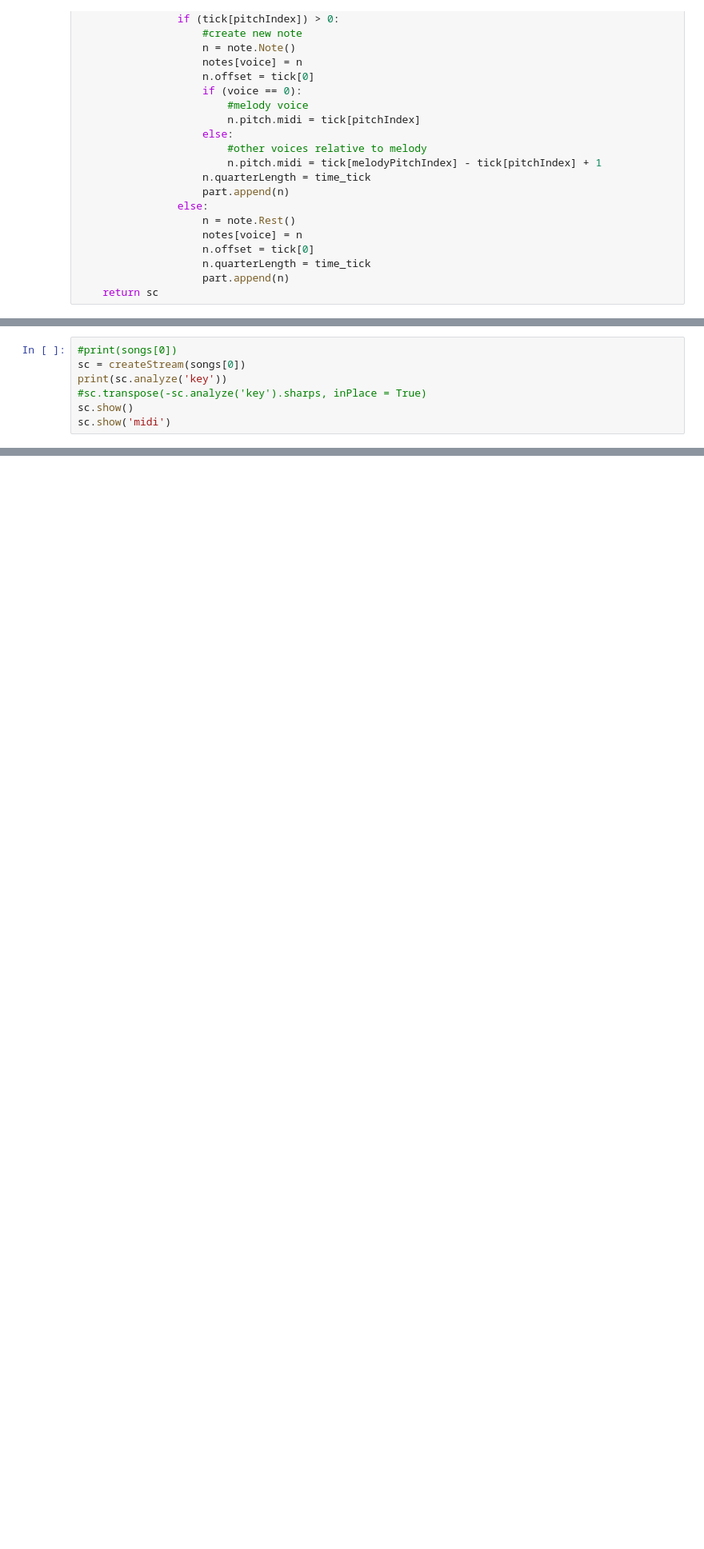
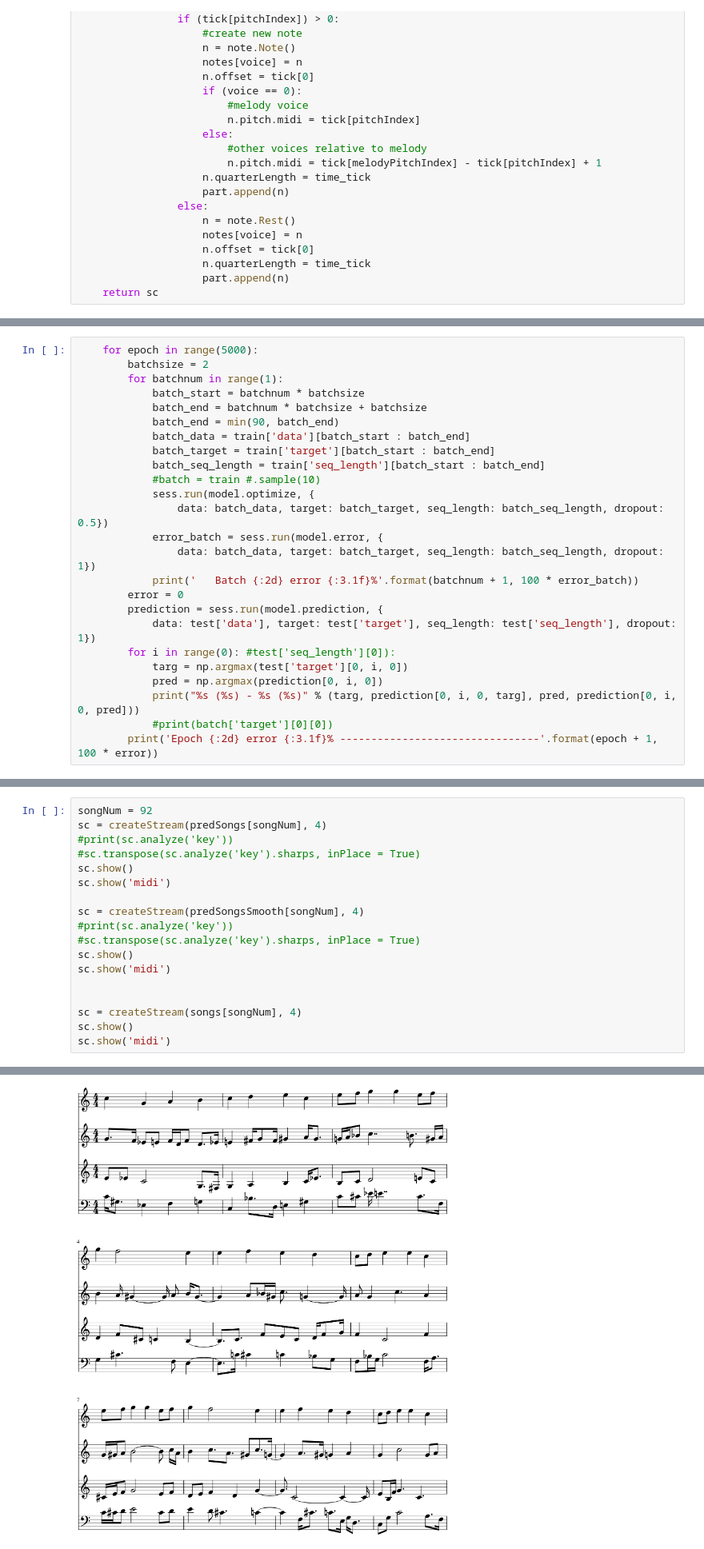
Before and after one commit to asoehlke/neuronal-music-accompanist-bach, a Jupyter notebook: MusicAccompanistLearning.ipynb, the cells around one changed output, grey strips where cells are left out. Shown at 80% size. Saved outputs shown, nothing was run; the diff lists cells and outputs as text; blank space fills up the shorter version.

```diff
--- a/MusicAccompanistLearning.ipynb
+++ b/MusicAccompanistLearning.ipynb
@@ -157,0 +411,25 @@ def createStream(music, numVoices=4):
+# %%
+    for epoch in range(5000):
+        batchsize = 2
+        for batchnum in range(1):
+            batch_start = batchnum * batchsize
+            batch_end = batchnum * batchsize + batchsize
+            batch_end = min(90, batch_end)
+            batch_data = train['data'][batch_start : batch_end]
+            batch_target = train['target'][batch_start : batch_end]
+            batch_seq_length = train['seq_length'][batch_start : batch_end]
+            #batch = train #.sample(10)
+            sess.run(model.optimize, {
+                data: batch_data, target: batch_target, seq_length: batch_seq_length, dropout: 0.5})
+            error_batch = sess.run(model.error, {
+                data: batch_data, target: batch_target, seq_length: batch_seq_length, dropout: 1})
+            print('   Batch {:2d} error {:3.1f}%'.format(batchnum + 1, 100 * error_batch))
+        error = 0
+        prediction = sess.run(model.prediction, {
+            data: test['data'], target: test['target'], seq_length: test['seq_length'], dropout: 1})
+        for i in range(0): #test['seq_length'][0]):
+            targ = np.argmax(test['target'][0, i, 0])
+            pred = np.argmax(prediction[0, i, 0])
+            print("%s (%s) - %s (%s)" % (targ, prediction[0, i, 0, targ], pred, prediction[0, i, 0, pred]))
+            #print(batch['target'][0][0])
+        print('Epoch {:2d} error {:3.1f}% --------------------------------'.format(epoch + 1, 100 * error))
@@ -158,8 +500,19 @@ def createStream(music, numVoices=4):
 # %%
-#print(songs[0])
-sc = createStream(songs[0])
-print(sc.analyze('key'))
-#sc.transpose(-sc.analyze('key').sharps, inPlace = True)
+songNum = 92
+sc = createStream(predSongs[songNum], 4)
+#print(sc.analyze('key'))
+#sc.transpose(sc.analyze('key').sharps, inPlace = True)
 sc.show()
 sc.show('midi')
+
+sc = createStream(predSongsSmooth[songNum], 4)
+#print(sc.analyze('key'))
+#sc.transpose(sc.analyze('key').sharps, inPlace = True)
+sc.show()
+sc.show('midi')
+
+
+sc = createStream(songs[songNum], 4)
+sc.show()
+sc.show('midi')
 # %% [output]
@@ -166,0 +519 @@ NameError: name 'createStream' is not defined
+[figure, added]
```
Also changed, not shown: parts of 16 cells of this notebook.
